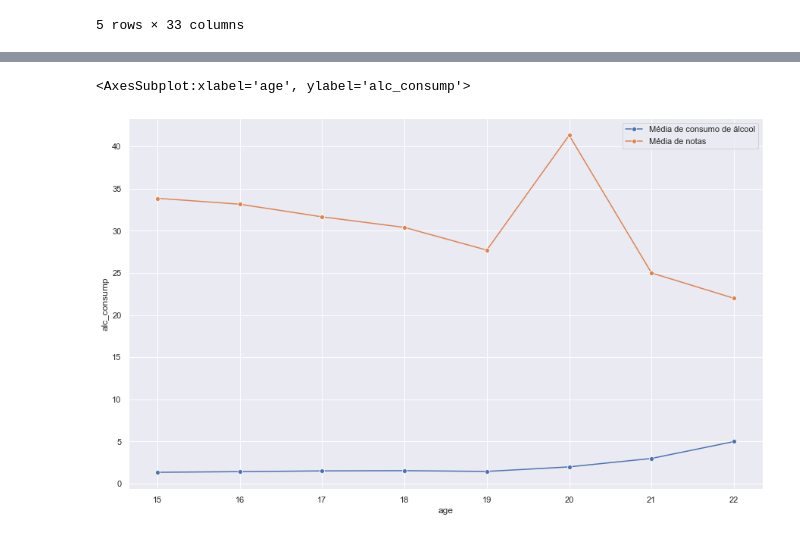
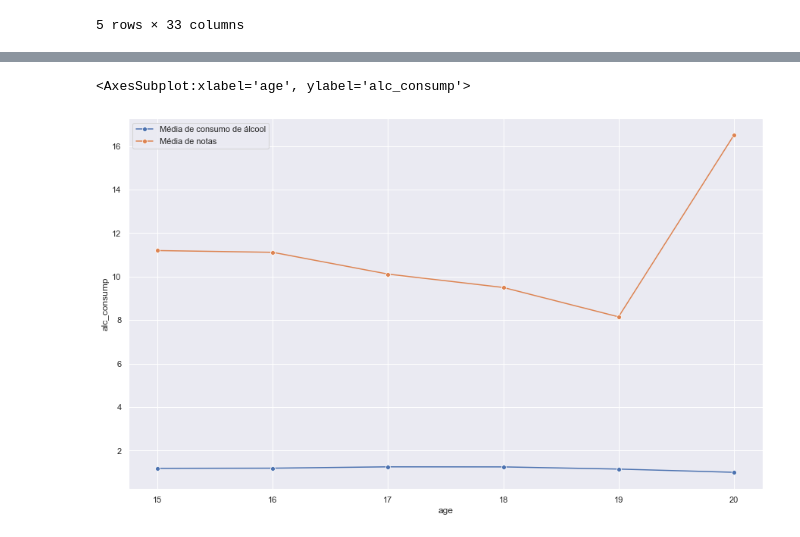
Before and after one commit to ferprr/data-science-project, a Jupyter notebook: notebooks/hypothesis_tests_and_IC.ipynb, the cells around one changed output, grey strips where cells are left out. Cells and saved outputs as stored; diff of their text form; code cells hidden in the pictures.

Commit message:
Refatoração teste de hipótese para a relação notas e consumo de álcool

```diff
--- a/notebooks/hypothesis_tests_and_IC.ipynb
+++ b/notebooks/hypothesis_tests_and_IC.ipynb
@@ -33,44 +59,18 @@ Hipótese alternativa: O álcool não afeta as notas dos alunos
 # %%
-sum_column = alcohol_consumption["G1"] + alcohol_consumption["G2"] + alcohol_consumption["G3"]
-#sum_column
+df1 = alcohol_consumption[alcohol_consumption['Dalc'] < 3]
+df1
 
-alcohol_consumption['grades_sum'] = sum_column
-#alcohol_consumption
+df_1_2 = (df1.groupby('age')
+              .agg({'G3': 'mean', 'Dalc': 'mean'})
+              .reset_index()
+              .rename(columns={'Dalc':'alc_consump'}))
 
-a_per_year = (alcohol_consumption.groupby('age')
-              .agg({'grades_sum': 'mean'})
-              .reset_index())
-              #.rename(columns={'Dalc':'alc_consump'}))
-
-a_per_year
-
-a_per_year_2 = (alcohol_consumption.groupby('age')
-              .agg({'Dalc': 'mean'})
-              .reset_index())
-
-new_column = a_per_year_2['Dalc']
-
-a_per_year['alc_consump'] = new_column
-
-a_per_year
-
-# sns.barplot(
-#     a_per_year['notas'],
-#     a_per_year['alc_consump'],
-# )
+df_1_2
 
 sns.lineplot(x='age', y='alc_consump', marker='o',
-                         data=a_per_year, label='Média de consumo de álcool', sort=False)
-sns.lineplot(x='age', y='grades_sum', marker='o',
-                         data=a_per_year, label='Média de notas', sort=False)
-
-# # Título do plot
-# plt.title("Média das notas de acordo com consumo de álcool", fontsize=18)
-# # Nome do eixo x
-# plt.xlabel('notas')
-# # Nome do eixo y
-# plt.ylabel('alc_consump')
-# plt.show()
+                         data=df_1_2, label='Média de consumo de álcool', sort=False)
+sns.lineplot(x='age', y='G3', marker='o',
+                         data=df_1_2, label='Média de notas', sort=False)
 # %% [output]
 <AxesSubplot:xlabel='age', ylabel='alc_consump'>
-[figure, old version]
+[figure, new version]
```
Also changed, not shown: parts of 23 cells of this notebook.
